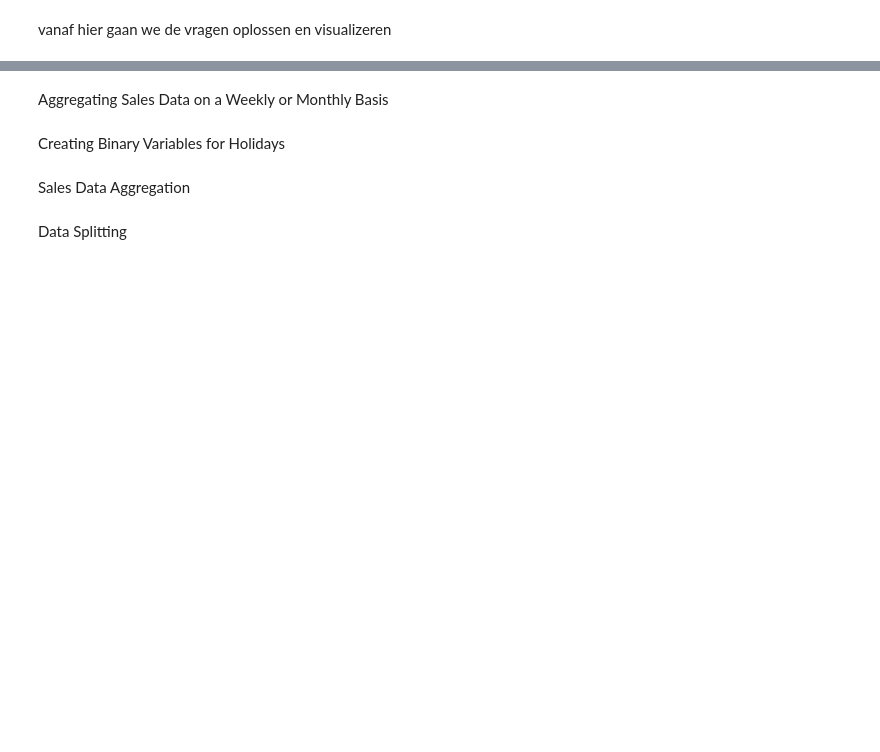
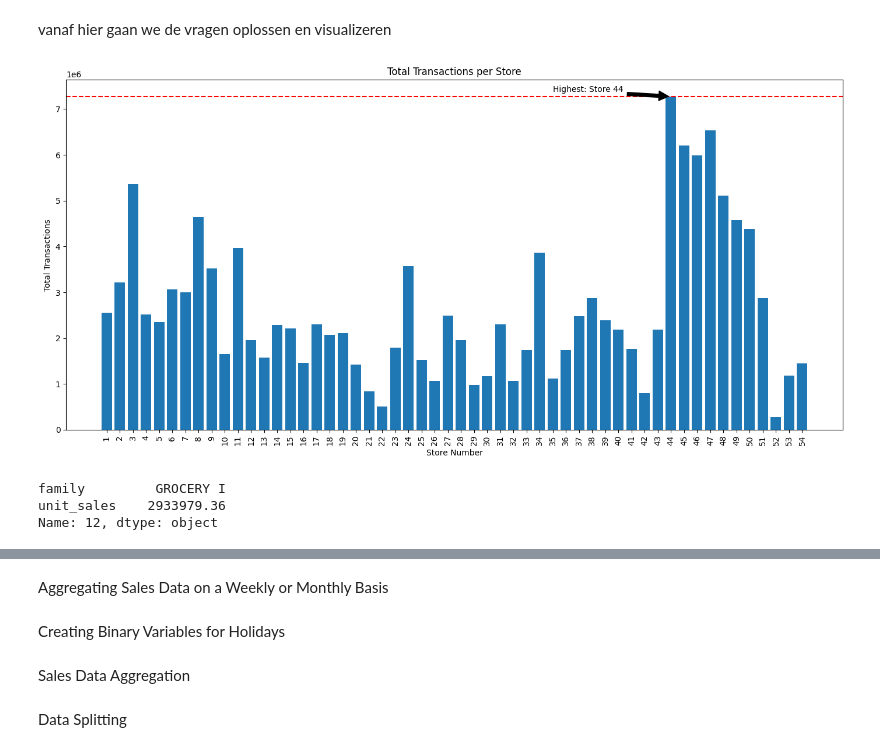
Before and after one commit to florboydens/Data-Analytics-Case-2, a Jupyter notebook: supermarket.ipynb, the cells around one changed output, grey strips where cells are left out. Cells and saved outputs as stored; diff of their text form; code cells hidden in the pictures; blank space fills up the shorter version.

```diff
--- a/supermarket.ipynb
+++ b/supermarket.ipynb
@@ -32,30 +32,6 @@ data = pd.read_csv('dataRaw/data.csv', sep=',', low_memory=False)
 data['date'] = pd.to_datetime(data['date'], format='%Y-%m-%d')
 data['unit_sales'] = data['unit_sales'].round(2)
 data['onpromotion'].fillna(False, inplace=True)
-# %%
-base_path = 'dataRaw/'
-dataRaw = pd.read_csv(base_path + 'data.csv', sep=',', low_memory=False)
-holidays_events = pd.read_csv(base_path + 'holidays_events(India).csv', sep=';')
-items = pd.read_csv(base_path + 'items.csv', sep=';', low_memory=False)
-oilRaw = pd.read_csv(base_path + 'oil(India).csv', sep=',', skipinitialspace=True)
-stores = pd.read_csv(base_path + 'stores.csv', sep=';', encoding='ISO-8859-1')
-testRaw = pd.read_csv(base_path + 'test.csv', sep=',')
-transactions = pd.read_csv(base_path + 'transactions.csv', sep=',')
-
-mask = oilRaw['dcoilwtico;;'].str.contains('%')
-oilExtra = oilRaw[mask].copy()
-oil = oilRaw[~mask].copy()
-oil.reset_index(drop=True, inplace=True)
-oil['dcoilwtico;;'] = oil['dcoilwtico;;'].str.replace(';', '')
-oil['dcoilwtico;;'] = oil['dcoilwtico;;'].apply(lambda x: x.strip())
-oil = oil[~(oil['dcoilwtico;;'] == '')]
-
-try:
-    oil['dcoilwtico;;'] = oil['dcoilwtico;;'].astype(float).round(2)
-except:
-    oil.dropna(subset=['dcoilwtico;;'], inplace=True)
-
-oil.rename(columns={'dcoilwtico;;': 'dcoilwtico'}, inplace=True)
 # %%
 # Extending the provided sample to include all months up to "Dec 2017"
 date_samples = [
@@ -135,24 +110,26 @@ total_sales_per_store_sorted = total_sales_per_store.sort_values('transactions',
 # %%
 # Plotting
 plt.figure(figsize=(14, 7))
-plt.bar(total_sales_per_store_sorted['store_nbr'].astype(str), total_sales_per_store_sorted['transactions'])
+plt.bar(total_sales_per_store['store_nbr'].astype(str), total_sales_per_store['transactions'])
 plt.xlabel('Store Number')
 plt.ylabel('Total Transactions')
 plt.title('Total Transactions per Store')
 plt.xticks(rotation=90)  # Rotate store number labels to avoid overlap
 plt.tight_layout()
 
 # Highlight the store with the highest sales
 plt.axhline(y=highest_sales_store['transactions'], color='r', linestyle='--')
 plt.annotate(f'Highest: Store {highest_sales_store["store_nbr"]}',
              xy=(highest_sales_store["store_nbr"] - 1, highest_sales_store['transactions']),
              xytext=(highest_sales_store["store_nbr"] - 10, highest_sales_store['transactions'] + 100000),
              arrowprops=dict(facecolor='black', shrink=0.05),
              )
 
 plt.show()
+# %% [output]
+[figure, added]
 # %%
-""" # Merge data with items to link each sale to its item family
+# Merge data with items to link each sale to its item family
 data_items_merged = pd.merge(data, items, on='item_nbr', how='left')
 
 # Merge the result with stores to associate each sale with its store's location
@@ -170,7 +147,11 @@ top_selling_families = sales_by_family.sort_values(by='unit_sales', ascending=Fa
 # The top-selling family can be found at the top of this sorted DataFrame
 top_selling_family = top_selling_families.iloc[0]
 
-top_selling_family """
+top_selling_family
+# %% [output]
+family         GROCERY I
+unit_sales    2933979.36
+Name: 12, dtype: object
 # %%
 plt.figure(figsize=(12, 8))  # Sets the figure size
 plt.bar(top_selling_families['family'], top_selling_families['unit_sales'], color='skyblue')  # Creates a bar plot
```
Also changed, not shown: parts of 5 cells of this notebook.
